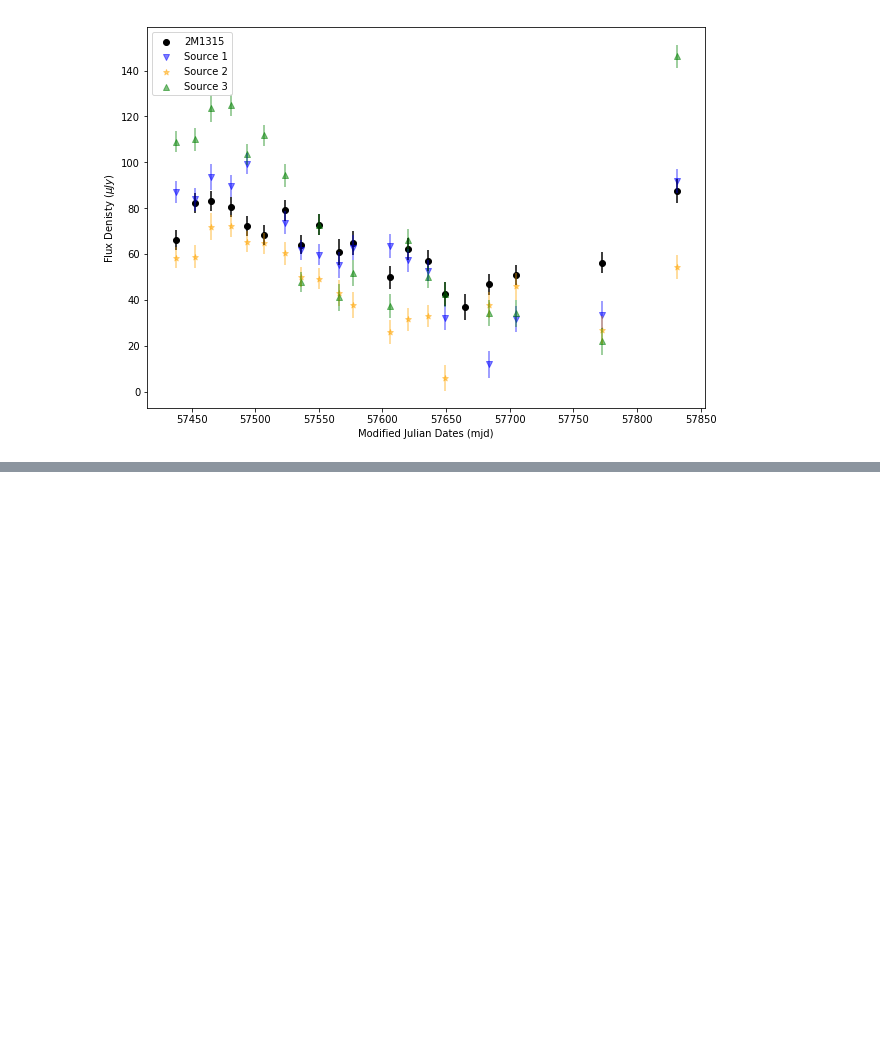
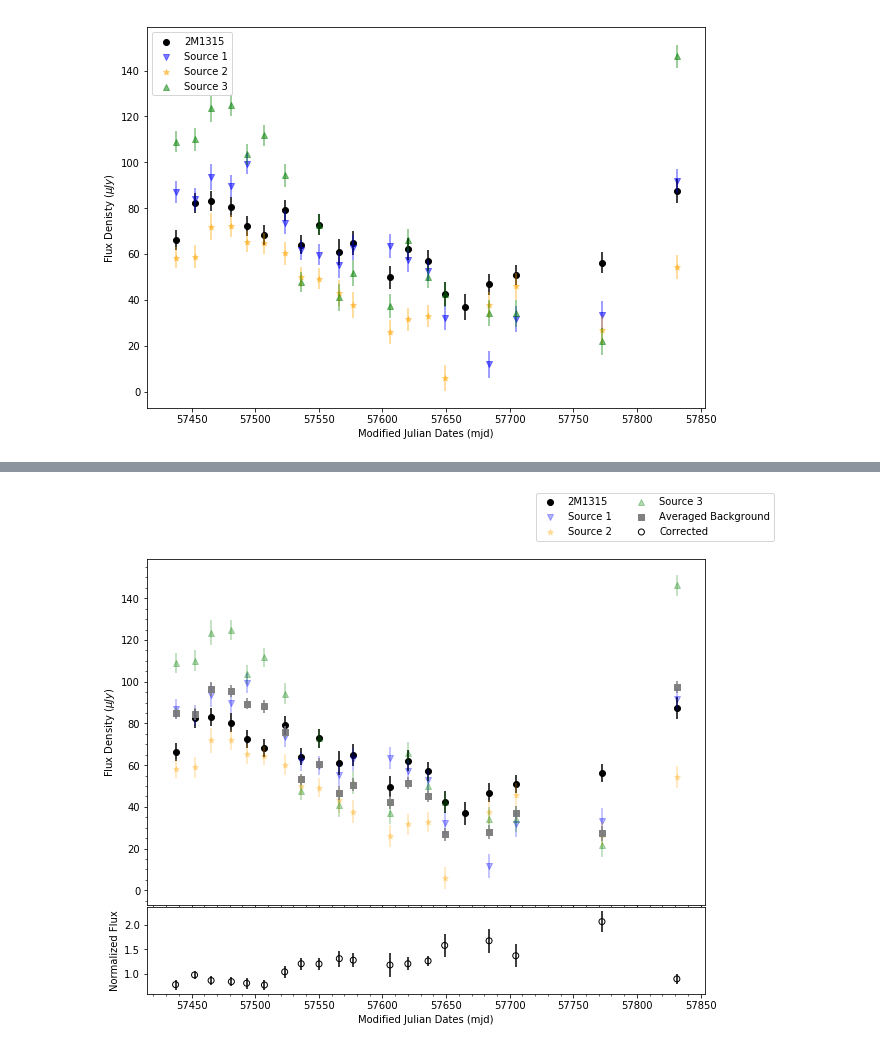
Before and after one commit to rvanlinge/radio_project, a Jupyter notebook: 1315_LTObservations.ipynb, the cells around one changed output, grey strips where cells are left out. Cells and saved outputs as stored; diff of their text form; code cells hidden in the pictures; blank space fills up the shorter version.

```diff
--- a/1315_LTObservations.ipynb
+++ b/1315_LTObservations.ipynb
@@ -89,0 +92,43 @@ plt.show()
+# %%
+# Calculating ration between 1315 and avg field sources
+norm = avg['re']/avgBack
+normErr = np.abs(ratio)*np.sqrt((avg['ure']/avg['re'])**2+(avgBackErr/avgBack)**2)
+
+# Plotting the sources and the standard deviation
+fig, ax = plt.subplots(nrows=2,ncols=1,figsize=(10,8),sharex=True,gridspec_kw={'hspace':0.01,'height_ratios':[4,1]})
+
+# Plotting the Sources
+sources = [s1,s2,s3]
+colors = ['blue','orange','green']
+markers = ['v','*','^']
+legend = []
+legend.append(ax[0].scatter(avg['mjd'],avg['re'],color='black',marker='o',label='2M1315'))
+ax[0].errorbar(avg['mjd'],avg['re'],color='black',yerr=avg['ure'],linestyle='None',label='_nolegend_')
+j = 0
+for i in sources:
+    legend.append(ax[0].scatter(i['mjd'],i['re'],color=colors[j],marker=markers[j],label='Source %s'%(j+1),alpha=0.3))
+    ax[0].errorbar(i['mjd'],i['re'],color=colors[j],yerr=i['ure'],linestyle='None',label='_nolegend_',alpha=0.3)
+    j = j + 1
+legend.append(ax[0].scatter(s2['mjd'],avgBack,color='gray',marker='s',label='Averaged Background'))
+ax[0].errorbar(s2['mjd'],avgBack,yerr=avgBackErr,color='gray',linestyle='None',label='_nolabel_')
+ax[0].set_ylabel('Flux Density ($\mu Jy$)')
+ax[0].minorticks_on()
+
+
+# Plotting background subtracted values
+legend.append(ax[1].scatter(avg['mjd'],norm,color='k',marker='o',facecolors='none',edgecolors='black',label='Corrected'))
+ax[1].errorbar(avg['mjd'],norm,color='k',yerr=normErr,linestyle='None',label='_nolegend_')
+
+# Getting labels for the legend
+h,l1 = ax[0].get_legend_handles_labels()
+h,l2 = ax[1].get_legend_handles_labels()
+labels = np.concatenate([l1,l2])
+
+# Creating the legend and labeling axis
+fig.legend(legend,labels,loc='upper right',ncol=2)
+plt.ylabel('Normalized Flux')
+plt.xlabel('Modified Julian Dates (mjd)')
+plt.savefig('plots/1315_divided.png')
+plt.show()
+# %% [output]
+[figure, added]
```
Also changed, not shown: parts of 8 cells of this notebook, 10 other files.
